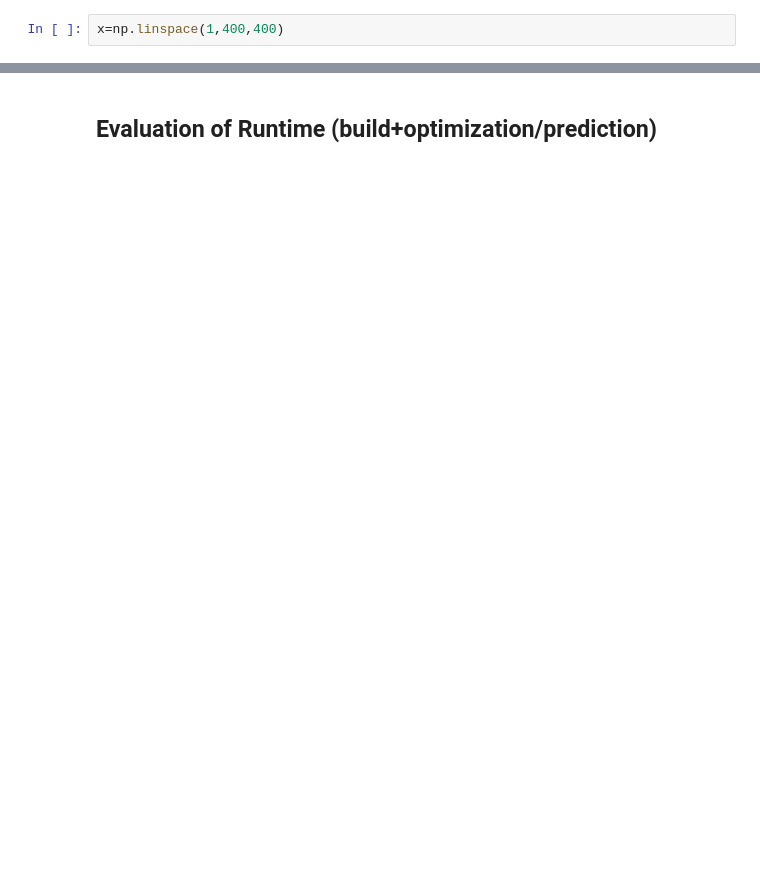
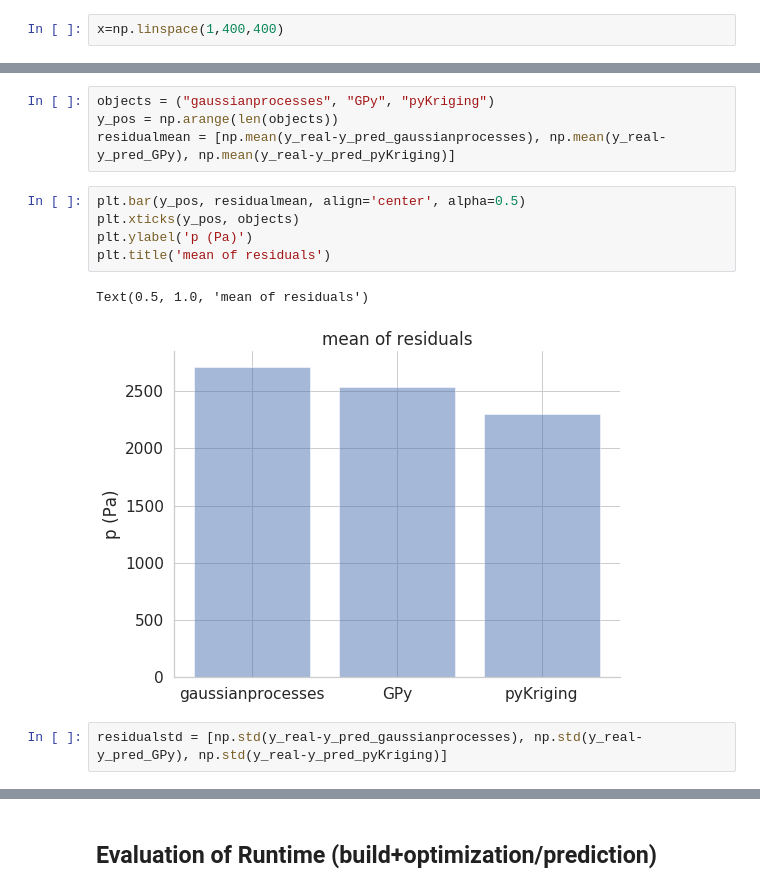
Before and after one commit to joergbuchwald/geostatstest, a Jupyter notebook: evaluate.ipynb, the cells around one changed output, grey strips where cells are left out. Cells and saved outputs as stored; diff of their text form; blank space fills up the shorter version.

```diff
--- a/evaluate.ipynb
+++ b/evaluate.ipynb
@@ -38,0 +60,14 @@ np.std(y_real-y_pred_python)
+# %%
+objects = ("gaussianprocesses", "GPy", "pyKriging")
+y_pos = np.arange(len(objects))
+residualmean = [np.mean(y_real-y_pred_gaussianprocesses), np.mean(y_real-y_pred_GPy), np.mean(y_real-y_pred_pyKriging)]
+# %%
+plt.bar(y_pos, residualmean, align='center', alpha=0.5)
+plt.xticks(y_pos, objects)
+plt.ylabel('p (Pa)')
+plt.title('mean of residuals')
+# %% [output]
+Text(0.5, 1.0, 'mean of residuals')
+[figure, added]
+# %%
+residualstd = [np.std(y_real-y_pred_gaussianprocesses), np.std(y_real-y_pred_GPy), np.std(y_real-y_pred_pyKriging)]
```
Also changed, not shown: parts of 28 cells of this notebook, 14 other files.
